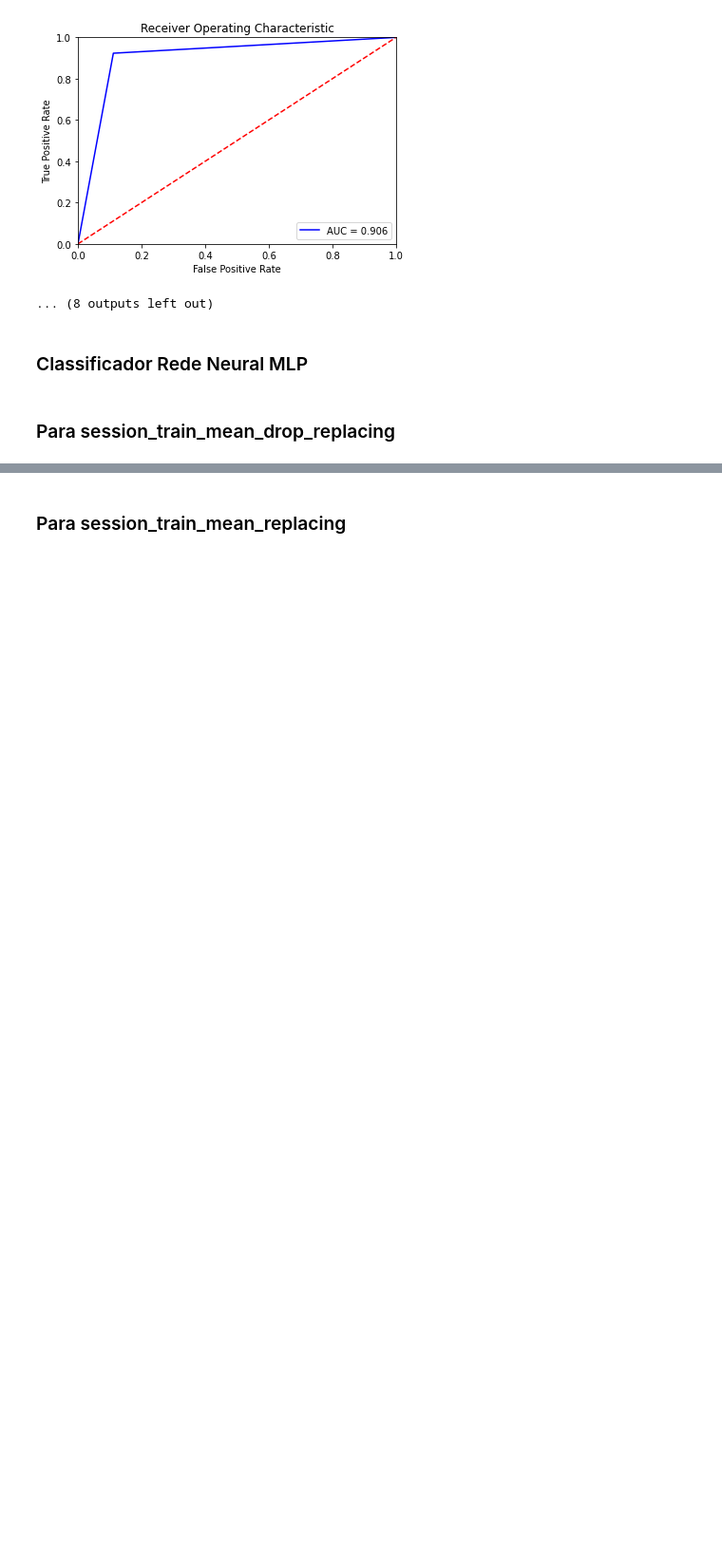
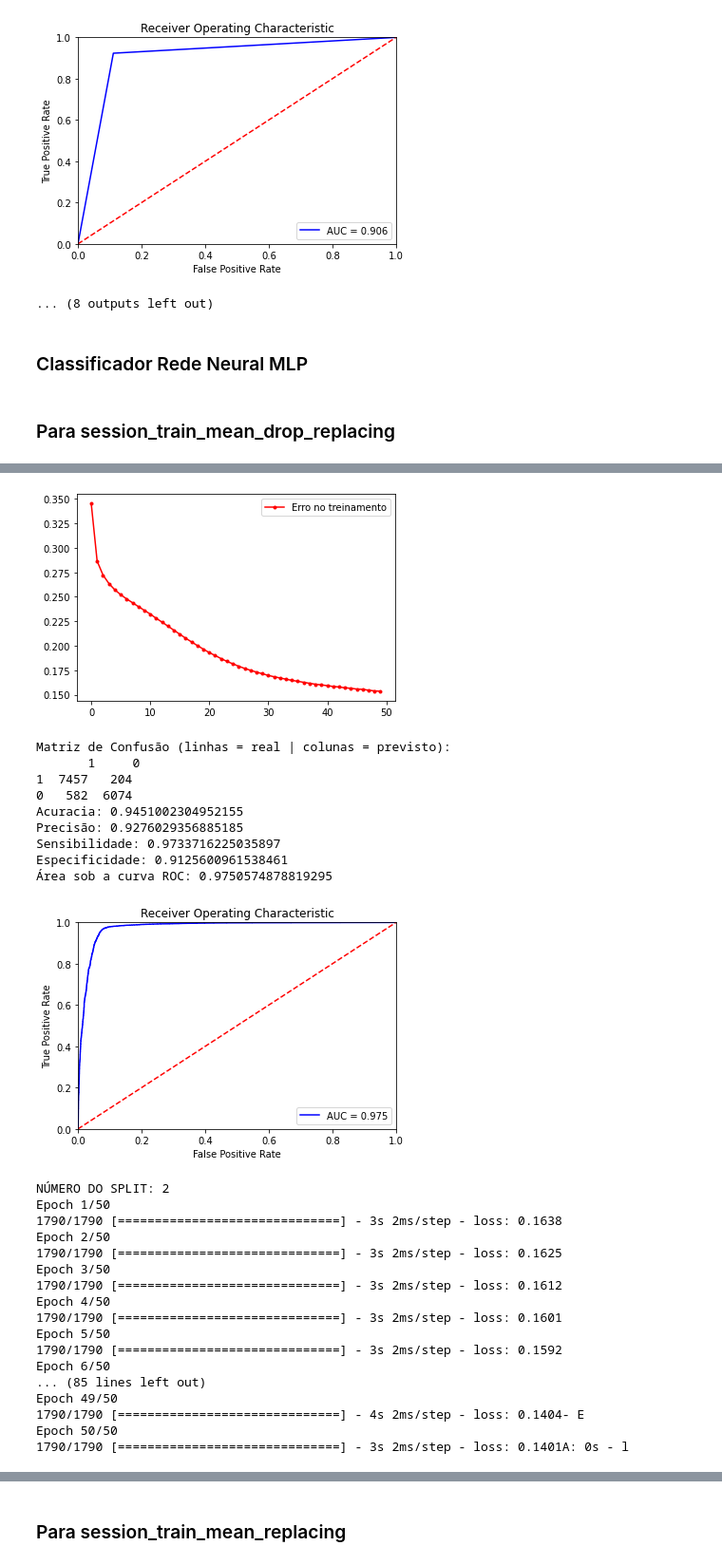
Before and after one commit to elaynelemos/prediction-of-orders-dmc, a Jupyter notebook: DataMining-Avaliation.ipynb, the cells around one changed output, grey strips where cells are left out. Shown at 95% size. Saved outputs shown, nothing was run; the diff lists cells and outputs as text; code cells hidden in the pictures; blank space fills up the shorter version.

Commit message:
Bug fixes and predictions upload

```diff
--- a/DataMining-Avaliation.ipynb
+++ b/DataMining-Avaliation.ipynb
@@ -243,7 +243,7 @@ Especificidade: 0.9426147704590818
 ## Para session_train_mean_replacing
 
 #MODELO
-RC_mean_replacing = RandomForestClassifier(n_estimators=100, max_features=10, random_state=42)
+RF_mean_replacing = RandomForestClassifier(n_estimators=100, max_features=10, random_state=42)
 
 #CROSS-VALIDATION
 X = session_train_X_mean_replacing
@@ -257,11 +257,11 @@ for train_index, test_index in kf.split(X):
     y_train, y_test = y.iloc[train_index], y.iloc[test_index]
 
     #DATA MINING
-    RC_mean_replacing.fit(X_train, y_train.order.to_numpy())
+    RF_mean_replacing.fit(X_train, y_train.order.to_numpy())
 
     #AVALIAÇÃO
     ##Passo 1: Recuperar a resposta do modelo para o conjunto de teste e armazenar em um vetor
-    y_pred = RC_mean_drop_replacing.predict(X_test)
+    y_pred = RF_mean_replacing.predict(X_test)
 
     ##Passo 2: Gerar a Matriz de Confusão (linhas = real | colunas = previsto)
     cm = confusion_matrix(y_test, y_pred)
@@ -315,15 +315,15 @@ for train_index, test_index in kf.split(X):
     plt.show()
 
 ##Gerando a base de predição
-RC_y_pred_mean_replacing = RC_mean_replacing.predict(session_test_X_mean_replacing)
+RF_y_pred_mean_replacing = RF_mean_replacing.predict(session_test_X_mean_replacing)
 
 ##Salvando o modelo de predição
 path = 'data'
 if not os.path.exists(path):
     os.mkdir(path)
 
-DF_RC_y_pred_mean_replacing = pd.DataFrame(RC_y_pred_mean_replacing)
-DF_RC_y_pred_mean_replacing.to_csv(f"{path}/predictions/session_predict_y_mean_replacing.csv", sep=',', encoding='utf-8', index=False)
+DF_RF_y_pred_mean_replacing = pd.DataFrame(RC_y_pred_mean_replacing)
+DF_RF_y_pred_mean_replacing.to_csv(f"{path}/predictions/RF_session_predict_y_mean_replacing.csv", sep=',', encoding='utf-8', index=False)
 # %% [output]
 NÚMERO DO SPLIT: 1
 Matriz de Confusão (linhas = real | colunas = previsto):
@@ -399,7 +399,7 @@ Especificidade: 0.9903917220990391
 ## Para session_train_median_replacing
 
 #MODELO
-RC_median_replacing = RandomForestClassifier(n_estimators=200, max_features=10, random_state=42)
+RF_median_replacing = RandomForestClassifier(n_estimators=200, max_features=10, random_state=42)
 
 #CROSS-VALIDATION
 X = session_train_X_median_replacing
@@ -413,11 +413,11 @@ for train_index, test_index in kf.split(X):
     y_train, y_test = y.iloc[train_index], y.iloc[test_index]
 
     #DATA MINING
-    RC_median_replacing.fit(X_train, y_train.order.to_numpy())
+    RF_median_replacing.fit(X_train, y_train.order.to_numpy())
 
     #AVALIAÇÃO
     ##Passo 1: Recuperar a resposta do modelo para o conjunto de teste e armazenar em um vetor
-    y_pred = RC_median_replacing.predict(X_test)
+    y_pred = RF_median_replacing.predict(X_test)
 
     ##Passo 2: Gerar a Matriz de Confusão (linhas = real | colunas = previsto)
     cm = confusion_matrix(y_test, y_pred)
@@ -471,15 +471,15 @@ for train_index, test_index in kf.split(X):
     plt.show()
 
 ##Gerando a base de predição
-RC_y_pred_median_replacing = mlp.predict(session_test_X_median_replacing)
+RF_y_pred_median_replacing = RF_median_replacing.predict(session_test_X_median_replacing)
 
 ##Salvando o modelo de predição
 path = 'data'
 if not os.path.exists(path):
     os.mkdir(path)
 
-DF_RC_y_pred_median_replacing = pd.DataFrame(RC_y_pred_median_replacing)
-DF_RC_y_pred_median_replacing.to_csv(f"{path}/predictions/session_predict_y_median_replacing.csv", sep=',', encoding='utf-8', index=False)
+DF_RF_y_pred_median_replacing = pd.DataFrame(RF_y_pred_median_replacing)
+DF_RF_y_pred_median_replacing.to_csv(f"{path}/predictions/RF_session_predict_y_median_replacing.csv", sep=',', encoding='utf-8', index=False)
 # %% [output]
 NÚMERO DO SPLIT: 1
 Matriz de Confusão (linhas = real | colunas = previsto):
@@ -555,7 +555,7 @@ Especificidade: 0.9412416851441242
 ## Para session_train_min_replacing
 
 #MODELO
-RC_min_replacing = RandomForestClassifier(n_estimators=250, max_features=10, random_state=42)
+RF_min_replacing = RandomForestClassifier(n_estimators=250, max_features=10, random_state=42)
 
 #CROSS-VALIDATION
 X = session_train_X_min_replacing
@@ -569,11 +569,11 @@ for train_index, test_index in kf.split(X):
     y_train, y_test = y.iloc[train_index], y.iloc[test_index]
 
     #DATA MINING
-    RC_min_replacing.fit(X_train, y_train.order.to_numpy())
+    RF_min_replacing.fit(X_train, y_train.order.to_numpy())
 
     #AVALIAÇÃO
     ##Passo 1: Recuperar a resposta do modelo para o conjunto de teste e armazenar em um vetor
-    y_pred = RC_min_replacing.predict(X_test)
+    y_pred = RF_min_replacing.predict(X_test)
 
     ##Passo 2: Gerar a Matriz de Confusão (linhas = real | colunas = previsto)
     cm = confusion_matrix(y_test, y_pred)
@@ -627,15 +627,15 @@ for train_index, test_index in kf.split(X):
     plt.show()
 
 ##Gerando a base de predição
-RC_y_pred_min_replacing = RC_min_replacing.predict(session_test_X_min_replacing)
+RF_y_pred_min_replacing = RF_min_replacing.predict(session_test_X_min_replacing)
 
 ##Salvando o modelo de predição
 path = 'data'
 if not os.path.exists(path):
     os.mkdir(path)
 
-DF_RC_y_pred_min_replacing = pd.DataFrame(RC_y_pred_min_replacing)
-DF_RC_y_pred_min_replacing.to_csv(f"{path}/predictions/session_predict_y_min_replacing.csv", sep=',', encoding='utf-8', index=False)
+DF_RF_y_pred_min_replacing = pd.DataFrame(RF_y_pred_min_replacing)
+DF_RF_y_pred_min_replacing.to_csv(f"{path}/predictions/RF_session_predict_y_min_replacing.csv", sep=',', encoding='utf-8', index=False)
 # %% [output]
 NÚMERO DO SPLIT: 1
 Matriz de Confusão (linhas = real | colunas = previsto):
@@ -742,7 +742,7 @@ for train_index, test_index in kf.split(X):
     #DATA MINING
     ##Treine o modelo
     batch_size = 16
-    Log = mlp.fit(X_train, y_train.order.to_numpy(), batch_size=batch_size, epochs=200, shuffle=False)
+    Log = mlp.fit(X_train, y_train.order.to_numpy(), batch_size=batch_size, epochs=50, shuffle=False)
 
     ##Visualizando o comportamento do erro durante o treinamento de forma gráfica
     fig, ax = plt.subplots()
@@ -813,6 +813,6 @@ path = 'data'
 if not os.path.exists(path):
     os.mkdir(path)
 
-DF_Log_y_pred_drop_mean_replacing = pd.DataFrame(np.round(abs(Log_y_pred_drop_mean_replacing)))
-DF_Log_y_pred_drop_mean_replacing.to_csv(f"{path}/predictions/session_predict_y_mean_drop_replacing", sep=',', encoding='utf-8')
+DF_Log_y_pred_drop_mean_replacing = pd.DataFrame(np.round(abs(Log_y_pred_mean_drop_replacing)))
+DF_Log_y_pred_drop_mean_replacing.to_csv(f"{path}/predictions/Log_session_predict_y_mean_drop_replacing.csv", sep=',', encoding='utf-8', index=False)
 # %% [output]
@@ -835,0 +836,28 @@ Epoch 69/200
+[figure, added]
+Matriz de Confusão (linhas = real | colunas = previsto):
+       1     0
+1  7457   204
+0   582  6074
+Acuracia: 0.9451002304952155
+Precisão: 0.9276029356885185
+Sensibilidade: 0.9733716225035897
+Especificidade: 0.9125600961538461
+Área sob a curva ROC: 0.9750574878819295
+[figure, added]
+NÚMERO DO SPLIT: 2
+Epoch 1/50
+1790/1790 [==============================] - 3s 2ms/step - loss: 0.1638
+Epoch 2/50
+1790/1790 [==============================] - 3s 2ms/step - loss: 0.1625
+Epoch 3/50
+1790/1790 [==============================] - 3s 2ms/step - loss: 0.1612
+Epoch 4/50
+1790/1790 [==============================] - 3s 2ms/step - loss: 0.1601
+Epoch 5/50
+1790/1790 [==============================] - 3s 2ms/step - loss: 0.1592
+Epoch 6/50
+... (85 lines left out)
+Epoch 49/50
+1790/1790 [==============================] - 4s 2ms/step - loss: 0.1404- E
+Epoch 50/50
+1790/1790 [==============================] - 3s 2ms/step - loss: 0.1401A: 0s - l
```
Also changed, not shown: parts of 5 cells of this notebook, 8 other files.
